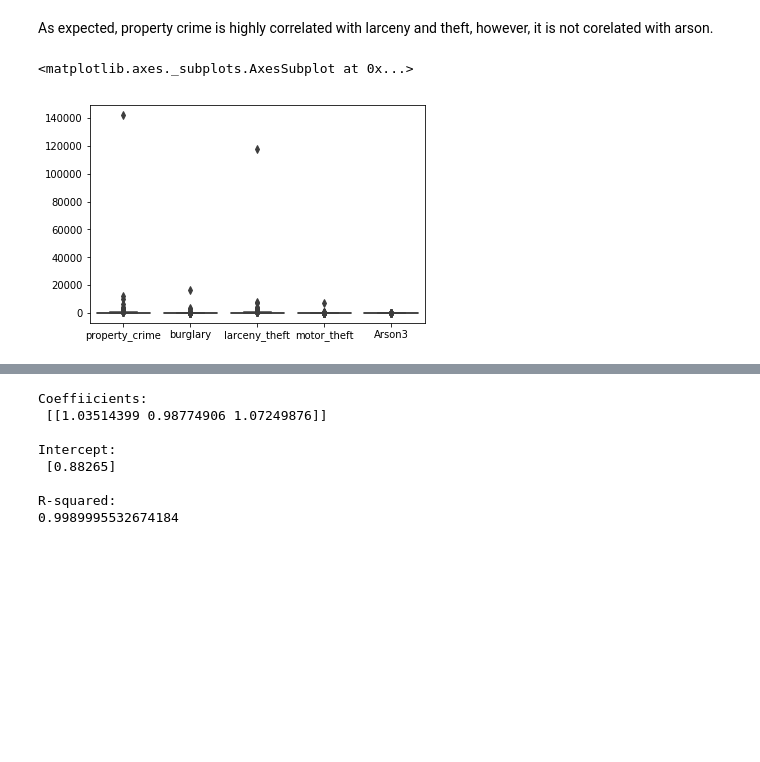
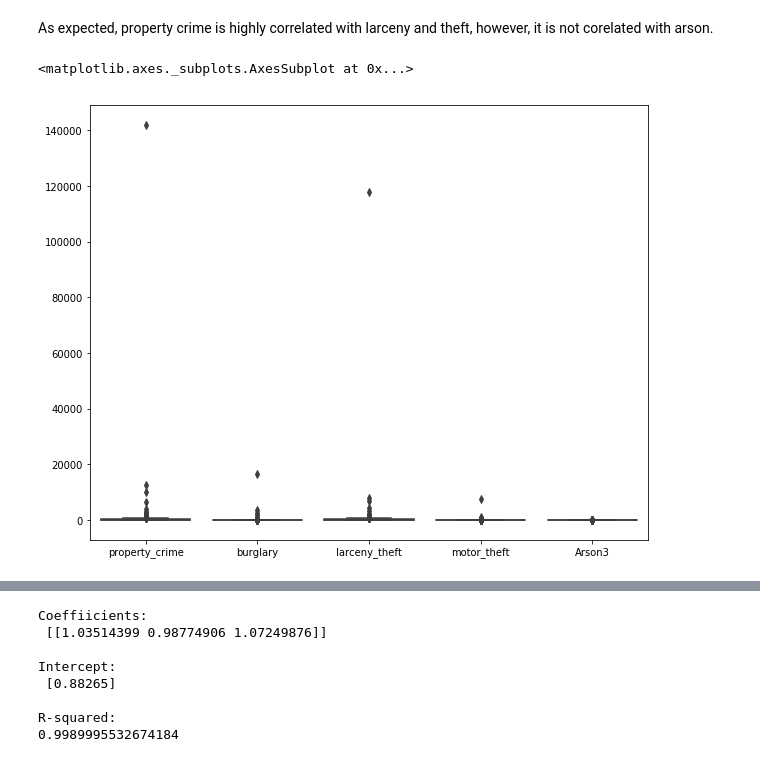
Before and after one commit to PriyankaBiswas/Data-Science, a Jupyter notebook: Unit2_SL/NYCrime/crime_regression_mymodel.ipynb, the cells around one changed output, grey strips where cells are left out. Drawn from its saved outputs; the diff is of its cells as text; code cells hidden in the pictures; blank space fills up the shorter version.

```diff
--- a/Unit2_SL/NYCrime/crime_regression_mymodel.ipynb
+++ b/Unit2_SL/NYCrime/crime_regression_mymodel.ipynb
@@ -144,9 +153,10 @@ Arson3                   0.921     0.952          0.894        0.935   1.000
 # %% [markdown]
 As expected, property crime is highly correlated with larceny and theft, however, it is not corelated with arson.
 # %%
+plt.figure(figsize=(10,8))
 sns.boxplot(data=nyc[['property_crime','burglary', 'larceny_theft', 'motor_theft', 'Arson3']])
 # %% [output]
 <matplotlib.axes._subplots.AxesSubplot at 0x...>
-[figure, old version]
+[figure, new version]
 # %%
 # Data cleaning: All the variables have outliers.
```
Also changed, not shown: parts of 28 cells of this notebook.
